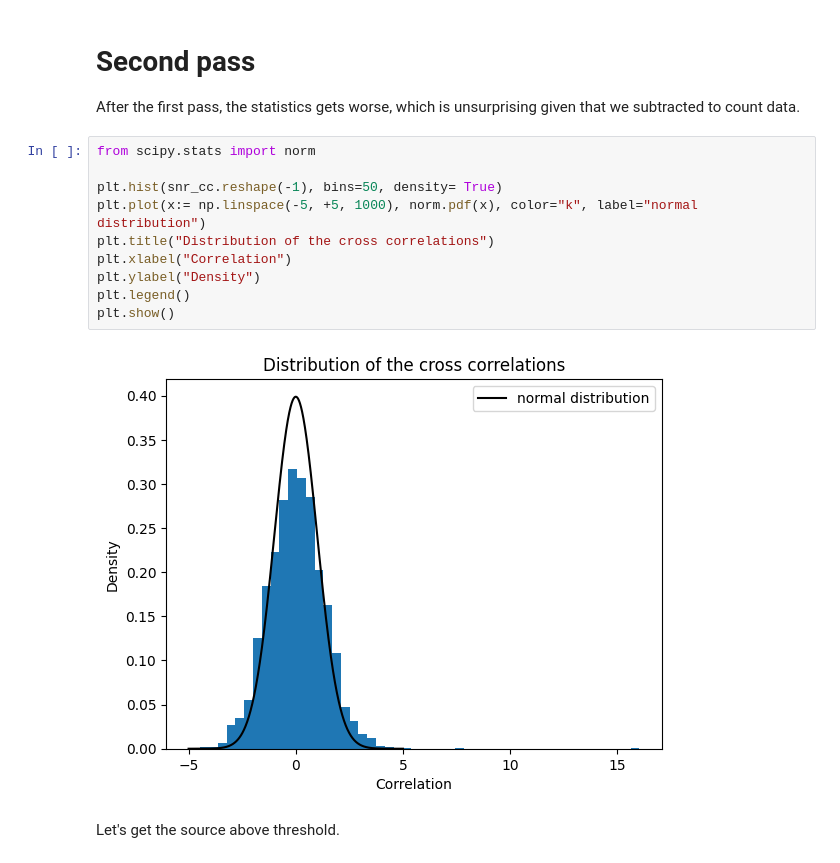
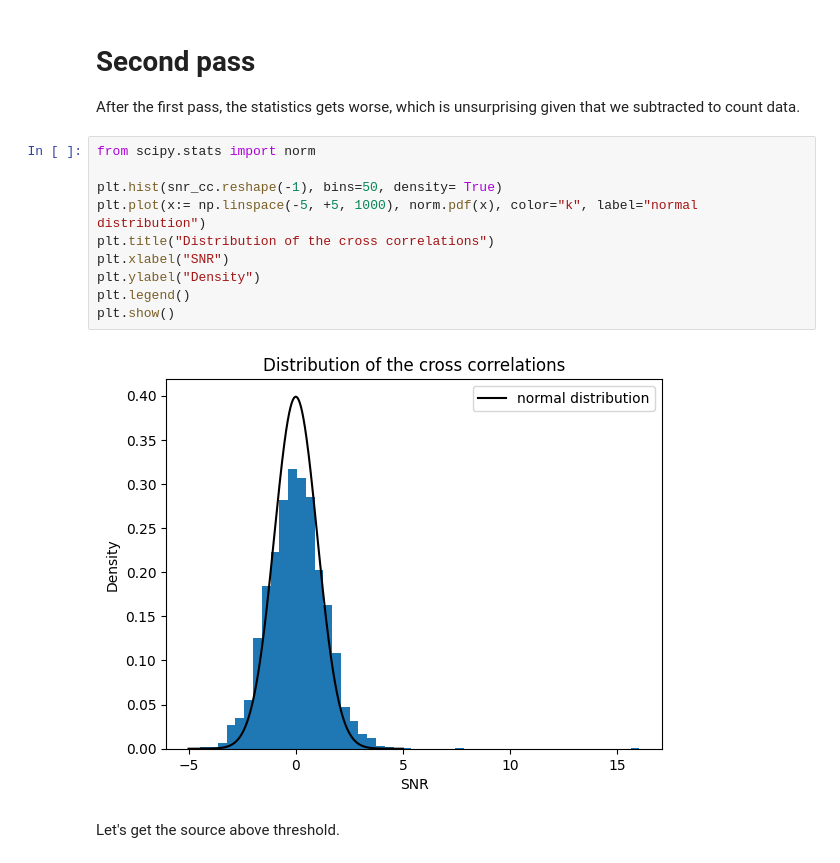
Before and after one commit to peppedilillo/masks, a Jupyter notebook: notebooks/iros.ipynb, the cells around one changed output. Saved outputs shown, nothing was run; the diff lists cells and outputs as text.

```diff
--- a/notebooks/iros.ipynb
+++ b/notebooks/iros.ipynb
@@ -203,15 +203,15 @@ After the first pass, the statistics gets worse, which is unsurprising given tha
 # %%
 from scipy.stats import norm
 
 plt.hist(snr_cc.reshape(-1), bins=50, density= True)
 plt.plot(x:= np.linspace(-5, +5, 1000), norm.pdf(x), color="k", label="normal distribution")
 plt.title("Distribution of the cross correlations")
-plt.xlabel("Correlation")
+plt.xlabel("SNR")
 plt.ylabel("Density")
 plt.legend()
 plt.show()
 # %% [output]
-[figure, old version]
+[figure, new version]
 # %% [markdown]
 Let's get the source above threshold.
 # %%
```
Also changed, not shown: parts of 2 cells of this notebook.
